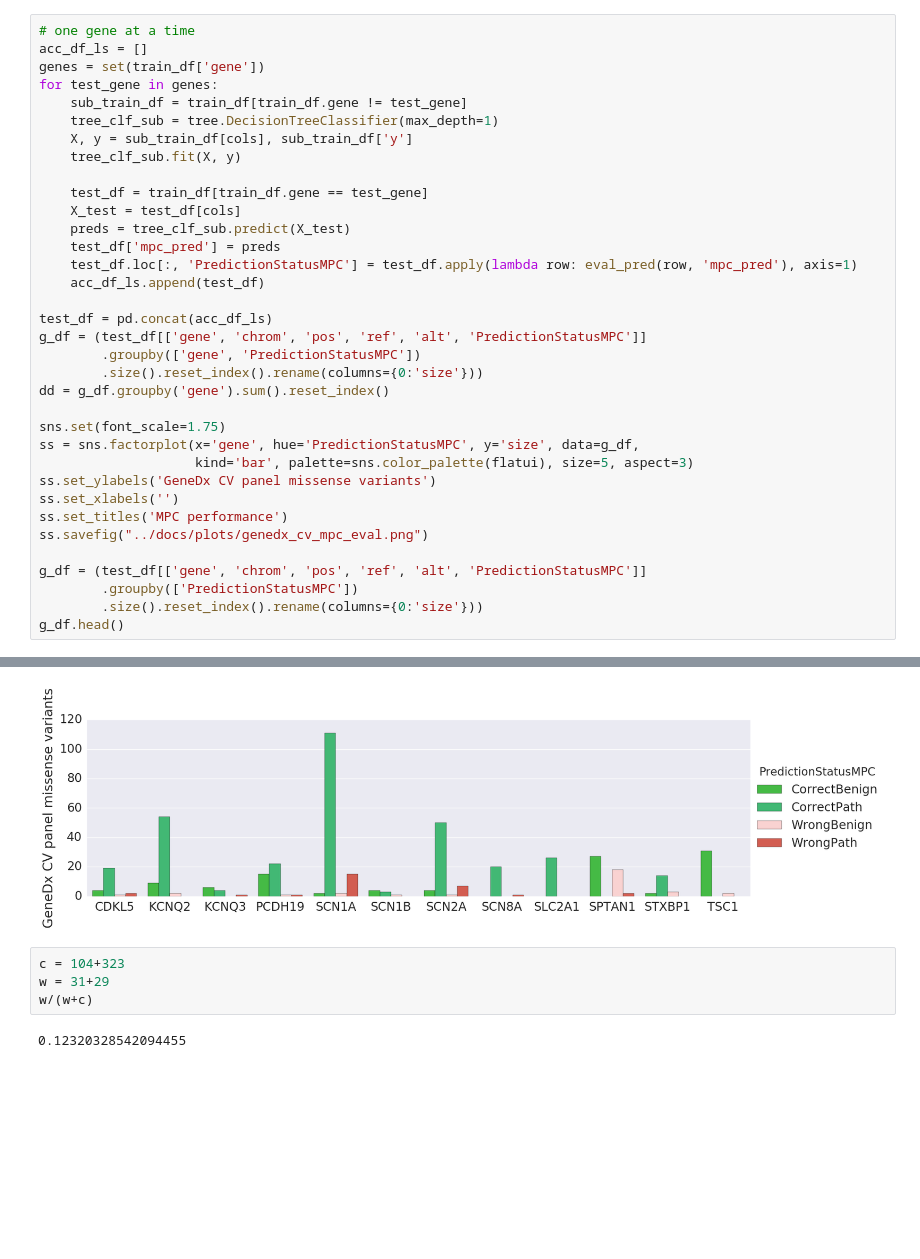
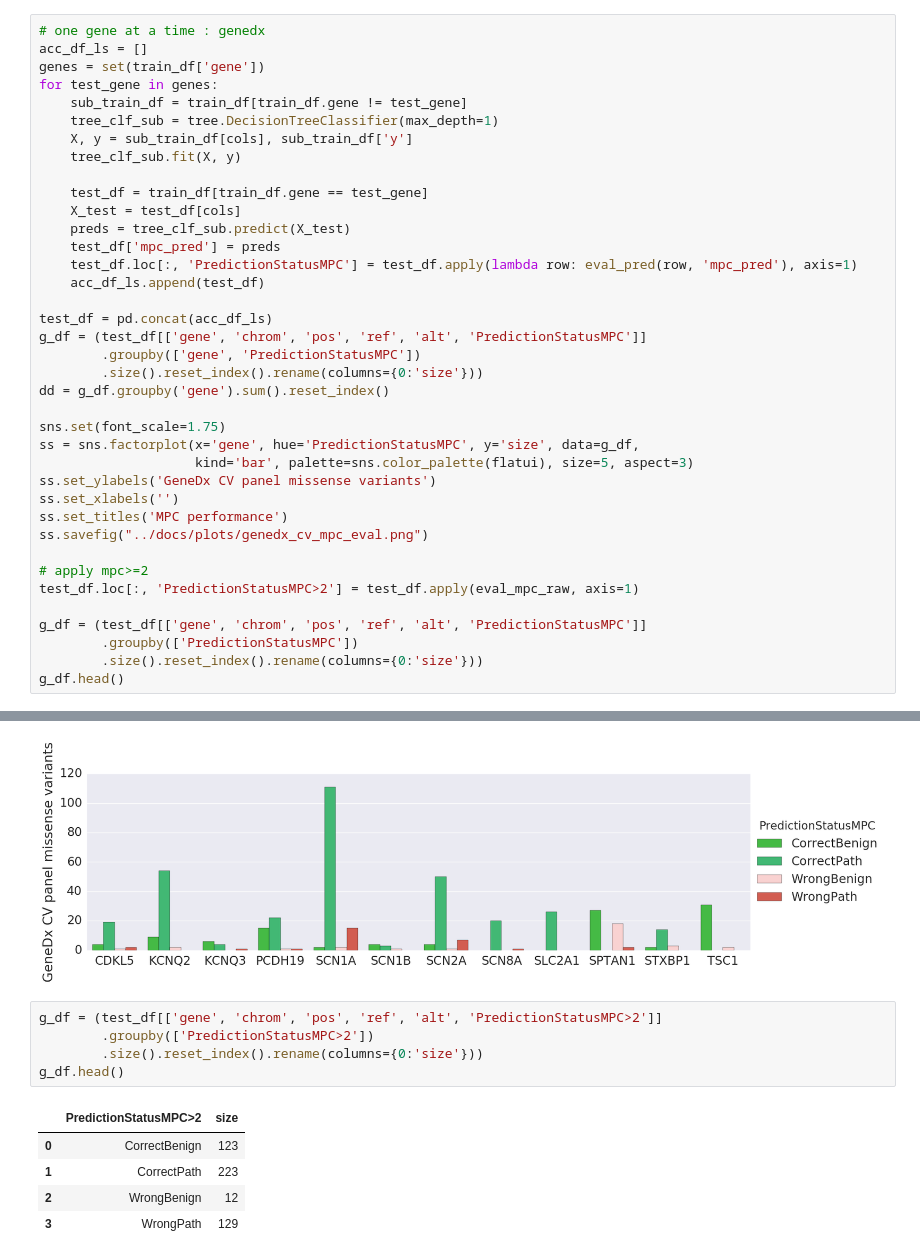
Before and after one commit to samesense/pathopredictor, a Jupyter notebook: notebooks/mpc-eval.ipynb, the cells around one changed output, grey strips where cells are left out. Saved outputs shown, nothing was run; the diff lists cells and outputs as text; blank space fills up the shorter version.

```diff
--- a/notebooks/mpc-eval.ipynb
+++ b/notebooks/mpc-eval.ipynb
@@ -163,5 +188,5 @@ w/(w+c)
 # %%
-# one gene at a time
+# one gene at a time : genedx
 acc_df_ls = []
 genes = set(train_df['gene'])
 for test_gene in genes:
@@ -191,6 +216,9 @@ ss.set_xlabels('')
 ss.set_titles('MPC performance')
 ss.savefig("../docs/plots/genedx_cv_mpc_eval.png")
 
+# apply mpc>=2
+test_df.loc[:, 'PredictionStatusMPC>2'] = test_df.apply(eval_mpc_raw, axis=1)
+
 g_df = (test_df[['gene', 'chrom', 'pos', 'ref', 'alt', 'PredictionStatusMPC']]
         .groupby(['PredictionStatusMPC'])
         .size().reset_index().rename(columns={0:'size'}))
@@ -216,9 +244,14 @@ See the caveats in the documentation: http://pandas.pydata.org/pandas-docs/stabl
 | 2 | WrongBenign | 31 |
 | 3 | WrongPath | 29 |
 [figure]
-# %%
-c = 104+323
-w = 31+29
-w/(w+c)
-# %% [output]
-0.12320328542094455
+# %%
+g_df = (test_df[['gene', 'chrom', 'pos', 'ref', 'alt', 'PredictionStatusMPC>2']]
+        .groupby(['PredictionStatusMPC>2'])
+        .size().reset_index().rename(columns={0:'size'}))
+g_df.head()
+# %% [output]
+|  | PredictionStatusMPC>2 | size |
+| 0 | CorrectBenign | 123 |
+| 1 | CorrectPath | 223 |
+| 2 | WrongBenign | 12 |
+| 3 | WrongPath | 129 |
```
Also changed, not shown: parts of 6 cells of this notebook, 3 other files.
